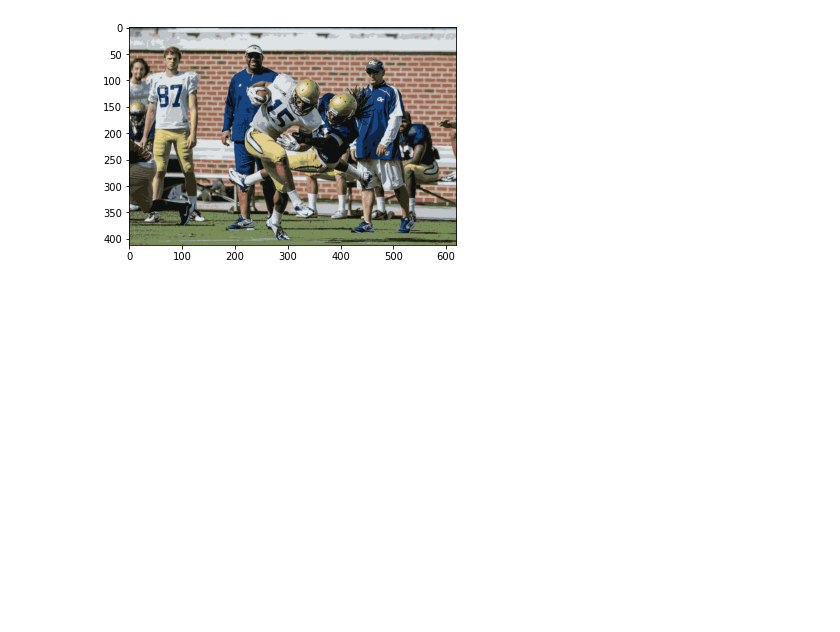
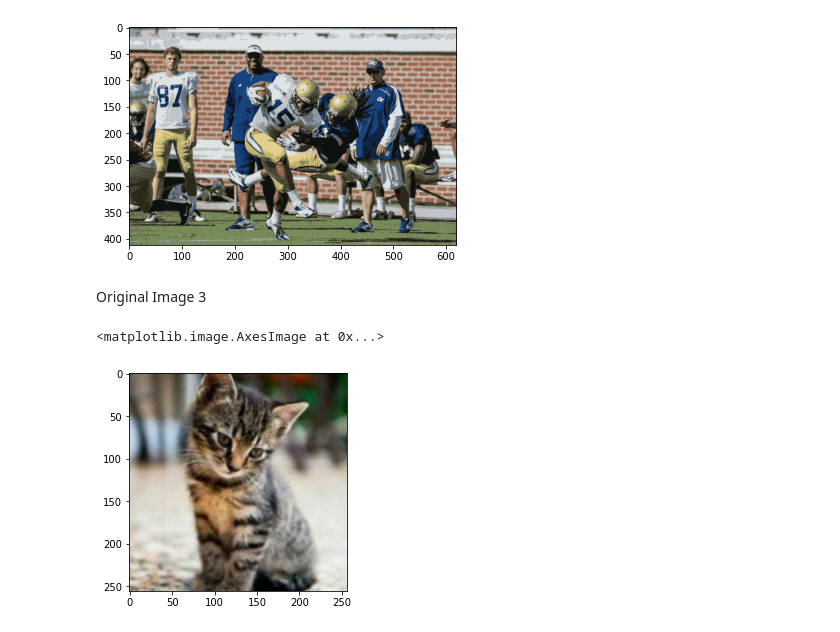
Before and after one commit to abilal19/Image-Compressions-Using-Kmeans, a Jupyter notebook: HW1Q2.ipynb, the cells around one changed output. Cells and saved outputs as stored; diff of their text form; code cells hidden in the pictures; blank space fills up the shorter version.

```diff
--- a/HW1Q2.ipynb
+++ b/HW1Q2.ipynb
@@ -336,3 +348,13 @@ iteration:48
 converged! Iterations= 49
 <matplotlib.image.AxesImage at 0x...>
 [figure]
+# %% [markdown]
+Original Image 3
+# %%
+image = Image.open('c1a8679f0fa0c192963f0572fc49717b.jpg')
+# convert image to numpy array
+data_3 = asarray(image)
+plt.imshow(data_3)
+# %% [output]
+<matplotlib.image.AxesImage at 0x...>
+[figure, added]
```
Also changed, not shown: parts of 24 cells of this notebook.
